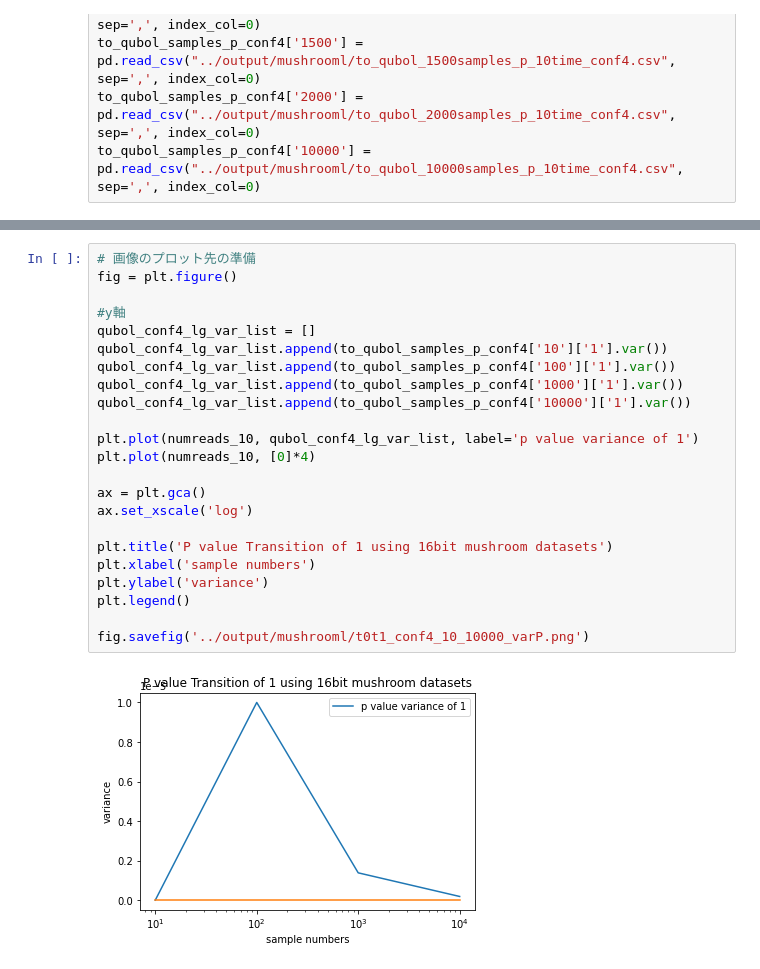
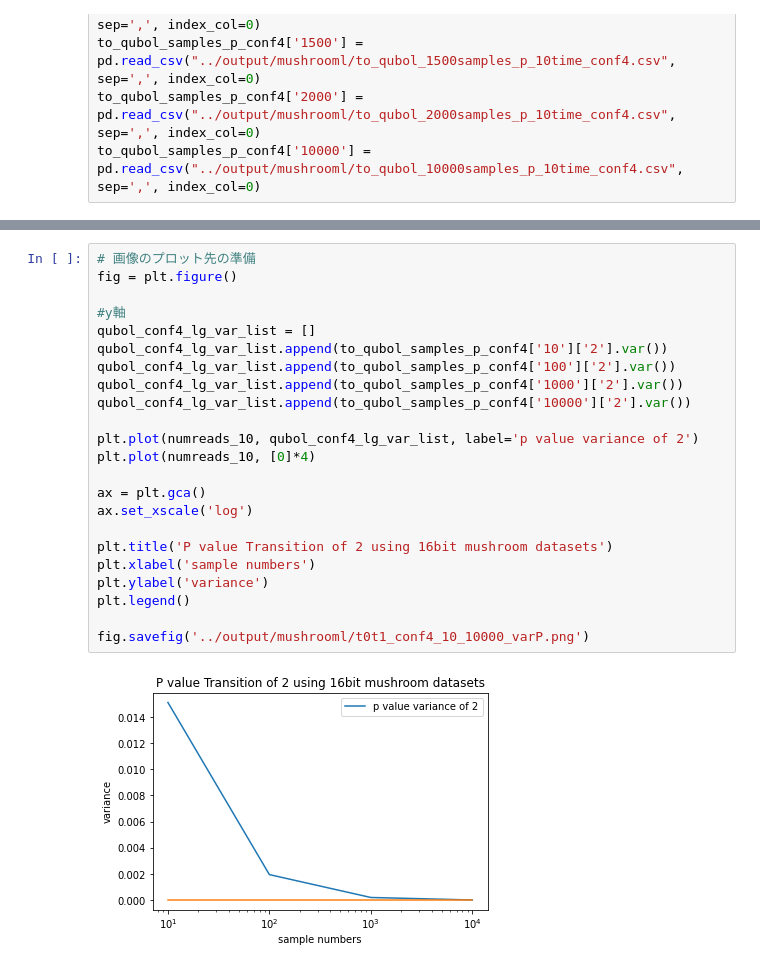
Before and after one commit to twinkle13531/master_degree, a Jupyter notebook: 202008/scripts/compare_t^0_conf4.ipynb, the cells around one changed output, grey strips where cells are left out. Cells and saved outputs as stored; diff of their text form.

```diff
--- a/202008/scripts/compare_t^0_conf4.ipynb
+++ b/202008/scripts/compare_t^0_conf4.ipynb
@@ -91,28 +91,28 @@ fig.savefig('../output/mushrooml/t0t1_conf4_10_10000_meanP.png')
 # %%
 # 画像のプロット先の準備
 fig = plt.figure()
 
 #y軸
 qubol_conf4_lg_var_list = []
-qubol_conf4_lg_var_list.append(to_qubol_samples_p_conf4['10']['1'].var())
-qubol_conf4_lg_var_list.append(to_qubol_samples_p_conf4['100']['1'].var())
-qubol_conf4_lg_var_list.append(to_qubol_samples_p_conf4['1000']['1'].var())
-qubol_conf4_lg_var_list.append(to_qubol_samples_p_conf4['10000']['1'].var())
+qubol_conf4_lg_var_list.append(to_qubol_samples_p_conf4['10']['2'].var())
+qubol_conf4_lg_var_list.append(to_qubol_samples_p_conf4['100']['2'].var())
+qubol_conf4_lg_var_list.append(to_qubol_samples_p_conf4['1000']['2'].var())
+qubol_conf4_lg_var_list.append(to_qubol_samples_p_conf4['10000']['2'].var())
 
-plt.plot(numreads_10, qubol_conf4_lg_var_list, label='p value variance of 1')
+plt.plot(numreads_10, qubol_conf4_lg_var_list, label='p value variance of 2')
 plt.plot(numreads_10, [0]*4)
 
 ax = plt.gca()
 ax.set_xscale('log')
 
-plt.title('P value Transition of 1 using 16bit mushroom datasets')
+plt.title('P value Transition of 2 using 16bit mushroom datasets')
 plt.xlabel('sample numbers')
 plt.ylabel('variance')
 plt.legend()
 
 fig.savefig('../output/mushrooml/t0t1_conf4_10_10000_varP.png')
 # %% [output]
-[figure, old version]
+[figure, new version]
 # %%
 # 画像のプロット先の準備
 fig = plt.figure()
```
Also changed, not shown: parts of 9 cells of this notebook.
